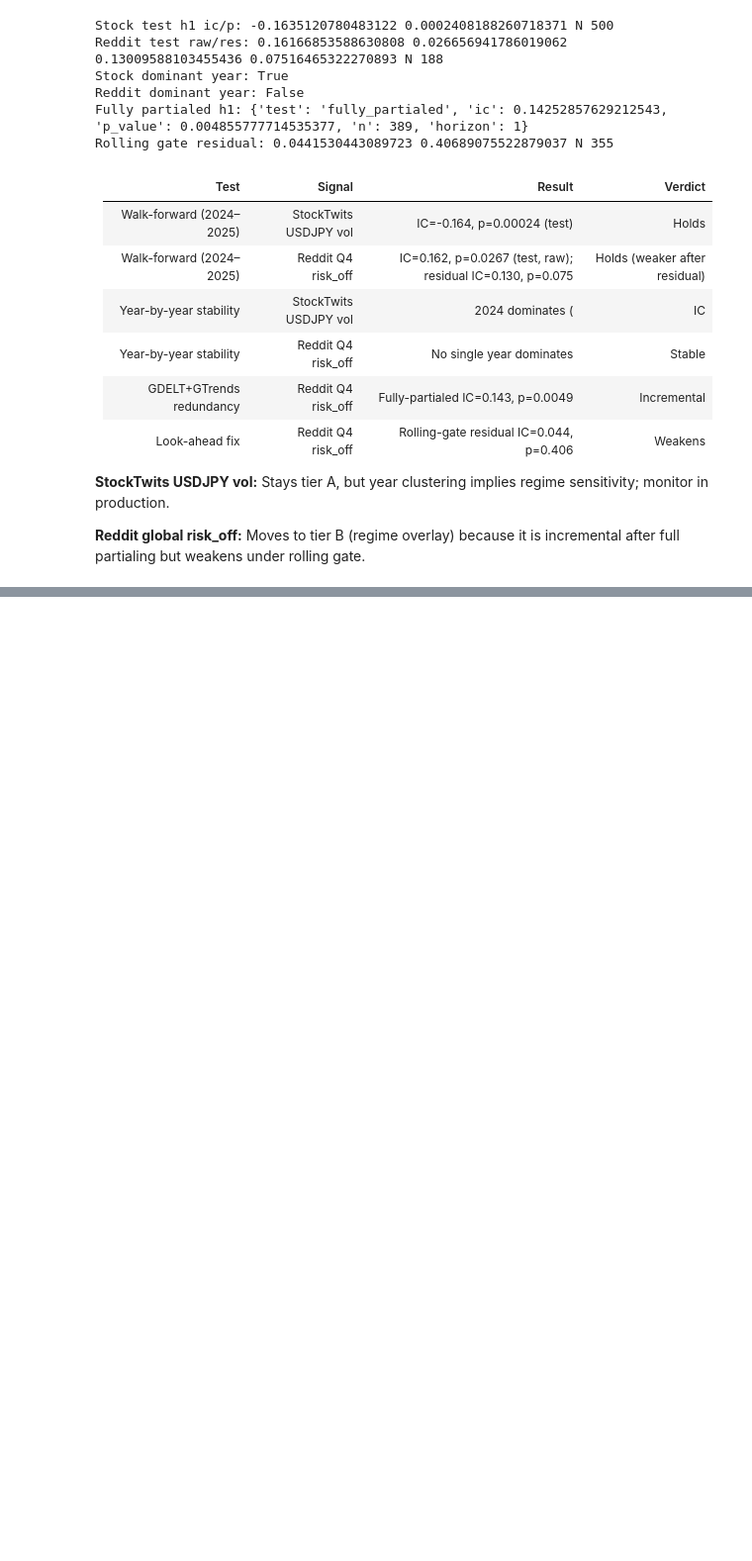
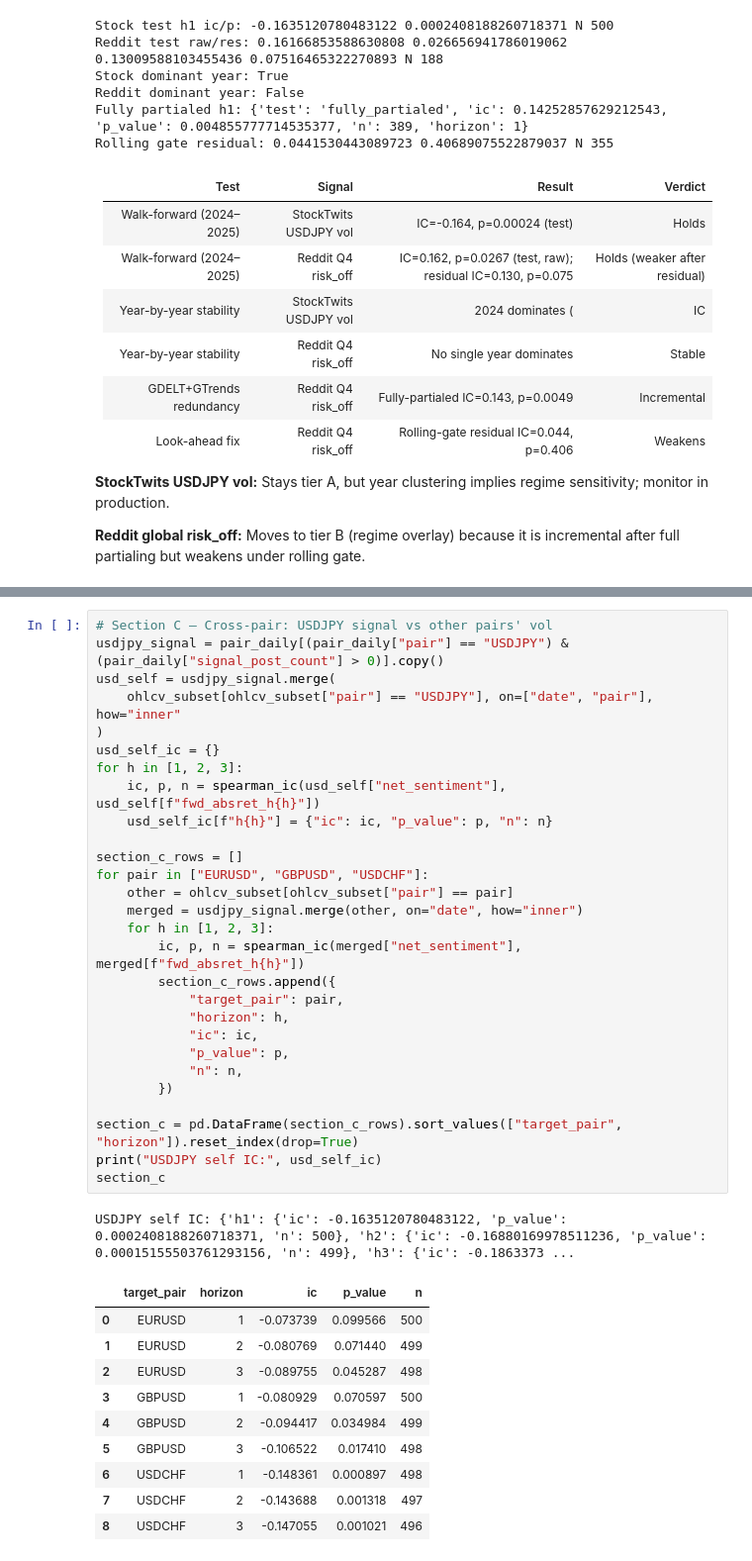
Before and after one commit to yassinebrahem2/FX-AlphaLab, a Jupyter notebook: notebooks/10_sentiment_ic_validation.ipynb, the cells around one changed output, grey strips where cells are left out. Shown at 99% size. Saved outputs shown, nothing was run; the diff lists cells and outputs as text; blank space fills up the shorter version.

```diff
--- a/notebooks/10_sentiment_ic_validation.ipynb
+++ b/notebooks/10_sentiment_ic_validation.ipynb
@@ -1935,0 +2053,40 @@ Rolling gate residual: 0.0441530443089723 0.40689075522879037 N 355
+# %%
+# Section C — Cross-pair: USDJPY signal vs other pairs' vol
+usdjpy_signal = pair_daily[(pair_daily["pair"] == "USDJPY") & (pair_daily["signal_post_count"] > 0)].copy()
+usd_self = usdjpy_signal.merge(
+    ohlcv_subset[ohlcv_subset["pair"] == "USDJPY"], on=["date", "pair"], how="inner"
+)
+usd_self_ic = {}
+for h in [1, 2, 3]:
+    ic, p, n = spearman_ic(usd_self["net_sentiment"], usd_self[f"fwd_absret_h{h}"])
+    usd_self_ic[f"h{h}"] = {"ic": ic, "p_value": p, "n": n}
+
+section_c_rows = []
+for pair in ["EURUSD", "GBPUSD", "USDCHF"]:
+    other = ohlcv_subset[ohlcv_subset["pair"] == pair]
+    merged = usdjpy_signal.merge(other, on="date", how="inner")
+    for h in [1, 2, 3]:
+        ic, p, n = spearman_ic(merged["net_sentiment"], merged[f"fwd_absret_h{h}"])
+        section_c_rows.append({
+            "target_pair": pair,
+            "horizon": h,
+            "ic": ic,
+            "p_value": p,
+            "n": n,
+        })
+
+section_c = pd.DataFrame(section_c_rows).sort_values(["target_pair", "horizon"]).reset_index(drop=True)
+print("USDJPY self IC:", usd_self_ic)
+section_c
+# %% [output]
+USDJPY self IC: {'h1': {'ic': -0.1635120780483122, 'p_value': 0.0002408188260718371, 'n': 500}, 'h2': {'ic': -0.16880169978511236, 'p_value': 0.00015155503761293156, 'n': 499}, 'h3': {'ic': -0.1863373 ...
+|  | target_pair | horizon | ic | p_value | n |
+| 0 | EURUSD | 1 | -0.073739 | 0.099566 | 500 |
+| 1 | EURUSD | 2 | -0.080769 | 0.071440 | 499 |
+| 2 | EURUSD | 3 | -0.089755 | 0.045287 | 498 |
+| 3 | GBPUSD | 1 | -0.080929 | 0.070597 | 500 |
+| 4 | GBPUSD | 2 | -0.094417 | 0.034984 | 499 |
+| 5 | GBPUSD | 3 | -0.106522 | 0.017410 | 498 |
+| 6 | USDCHF | 1 | -0.148361 | 0.000897 | 498 |
+| 7 | USDCHF | 2 | -0.143688 | 0.001318 | 497 |
+| 8 | USDCHF | 3 | -0.147055 | 0.001021 | 496 |
```
Also changed, not shown: parts of 11 cells of this notebook, 3 other files.
